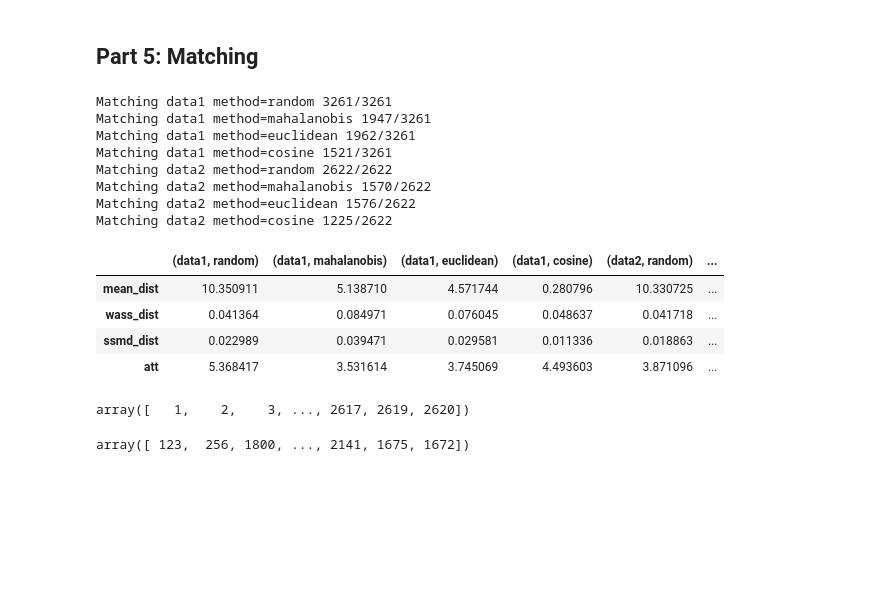
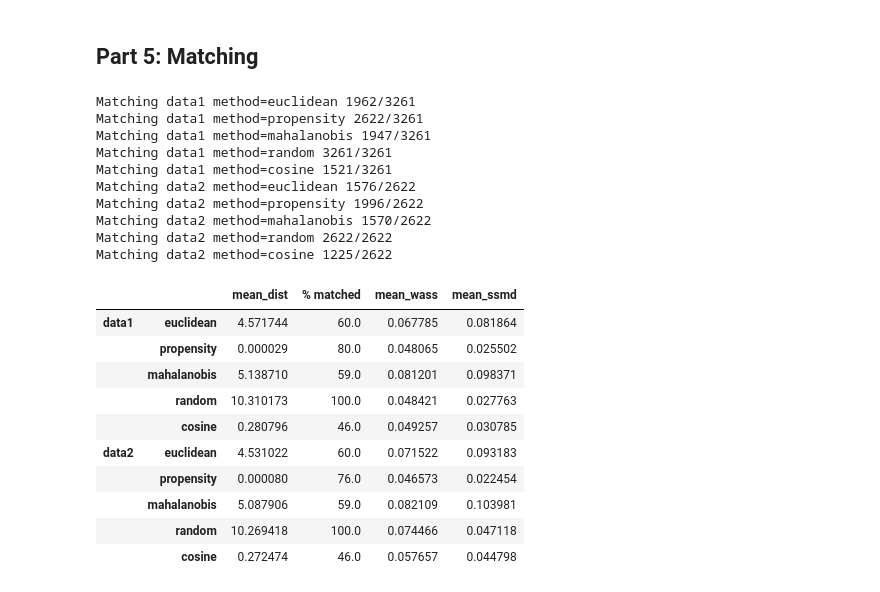
Before and after one commit to avivrosenberg/causal-inference-hw, a Jupyter notebook: hw3/hw3.ipynb, the cells around one changed output. Cells and saved outputs as stored; diff of their text form; code cells hidden in the pictures; blank space fills up the shorter version.

Commit message:
hw3: clean up matching implementation and notebook

```diff
--- a/hw3/hw3.ipynb
+++ b/hw3/hw3.ipynb
@@ -713,59 +699,53 @@ def ssmd(X1, X2):
 # %%
-from hw3.matching import MatchingEstimator
+from hw3.matching import covariate_matching, propensity_matching, ssmd_dist, wass_dist
 
-from scipy.stats import wasserstein_distance
-
-df_matching = pd.DataFrame()
+tol = 1.
+matching_methods = {'random', 'cosine', 'euclidean', 'mahalanobis', 'propensity'}
+df_matching = pd.DataFrame(columns=pd.MultiIndex.from_product([dataset_names, matching_methods]))
 
 for i, df in enumerate(dataframes_cs):
     # Get data
     X, y, t, p = get_training_data(df, scale_covariates=True)
-    idx_treat = t == 1
+    X_treat = X[t == 1]
 
-    X_treat = X[idx_treat]
-    X_ctrl  = X[~idx_treat]
+    for method in matching_methods:
+        if method == 'propensity':
+            X_ctrl_m, X_treat_m, dists = propensity_matching(X, t, p, tol=tol)
 
-    for method in {'random', 'cosine', 'euclidean', 'mahalanobis'}:
-        matcher = MatchingEstimator(method=method)
+        else:
+            X_ctrl_m, X_treat_m, dists = covariate_matching(X, t, method, tol=tol)
 
-        X_ctrl_m, X_treat_m, idx_ctrl_m, idx_treat_m, dists = \
-            matcher.match(Xref=X_ctrl, Xquery=X_treat, tol=1.)
         print(f'Matching {dataset_names[i]} method={method} {len(X_treat_m)}/{len(X_treat)}')
 
+        # Metrics
         mean_dist = np.mean(dists)
+        pct_matched = int(len(X_treat_m)/len(X_treat)*100)
+        mean_wass = np.mean(wass_dist(X_treat_m, X_ctrl_m))
+        mean_ssmd = np.mean(ssmd_dist(X_treat_m, X_ctrl_m))
+        df_matching[(dataset_names[i], method)] = [mean_dist, pct_matched, mean_wass, mean_ssmd]
 
-        wass_dist = np.median(list(
-            wasserstein_distance(X_ctrl_m[:, j], X_treat_m[:, j]) for j in range(X.shape[1])
-        ))
-
-        ssmd_dist = np.median(np.abs(ssmd(X_treat_m, X_ctrl_m)))
-
-        att = np.mean(y[idx_treat][idx_treat_m] - y[~idx_treat][idx_ctrl_m])
-
-        df_matching[(dataset_names[i], method)] = [mean_dist, wass_dist, ssmd_dist, att]
-        df_matching.index
-
-df_matching.index = ['mean_dist','wass_dist','ssmd_dist','att']
+df_matching.index = ['mean_dist', '% matched', 'mean_wass','mean_ssmd']
+df_matching = df_matching.transpose()
 df_matching
 # %% [output]
+Matching data1 method=euclidean 1962/3261
+Matching data1 method=propensity 2622/3261
+Matching data1 method=mahalanobis 1947/3261
 Matching data1 method=random 3261/3261
-Matching data1 method=mahalanobis 1947/3261
-Matching data1 method=euclidean 1962/3261
 Matching data1 method=cosine 1521/3261
+Matching data2 method=euclidean 1576/2622
+Matching data2 method=propensity 1996/2622
+Matching data2 method=mahalanobis 1570/2622
 Matching data2 method=random 2622/2622
-Matching data2 method=mahalanobis 1570/2622
-Matching data2 method=euclidean 1576/2622
 Matching data2 method=cosine 1225/2622
-|  | (data1, random) | (data1, mahalanobis) | (data1, euclidean) | (data1, cosine) | (data2, random) | ... |
-| mean_dist | 10.350911 | 5.138710 | 4.571744 | 0.280796 | 10.330725 | ... |
-| wass_dist | 0.041364 | 0.084971 | 0.076045 | 0.048637 | 0.041718 | ... |
-| ssmd_dist | 0.022989 | 0.039471 | 0.029581 | 0.011336 | 0.018863 | ... |
-| att | 5.368417 | 3.531614 | 3.745069 | 4.493603 | 3.871096 | ... |
+|  |  | mean_dist | % matched | mean_wass | mean_ssmd |
+| data1 | euclidean | 4.571744 | 60.0 | 0.067785 | 0.081864 |
+|  | propensity | 0.000029 | 80.0 | 0.048065 | 0.025502 |
+|  | mahalanobis | 5.138710 | 59.0 | 0.081201 | 0.098371 |
+|  | random | 10.310173 | 100.0 | 0.048421 | 0.027763 |
+|  | cosine | 0.280796 | 46.0 | 0.049257 | 0.030785 |
+| data2 | euclidean | 4.531022 | 60.0 | 0.071522 | 0.093183 |
+|  | propensity | 0.000080 | 76.0 | 0.046573 | 0.022454 |
+|  | mahalanobis | 5.087906 | 59.0 | 0.082109 | 0.103981 |
+|  | random | 10.269418 | 100.0 | 0.074466 | 0.047118 |
+|  | cosine | 0.272474 | 46.0 | 0.057657 | 0.044798 |
-# %%
-idx_treat_m
-# %% [output]
-array([   1,    2,    3, ..., 2617, 2619, 2620])
-# %%
-idx_ctrl_m
-# %% [output]
-array([ 123,  256, 1800, ..., 2141, 1675, 1672])
```
Also changed, not shown: parts of 19 cells of this notebook, 1 other file.
